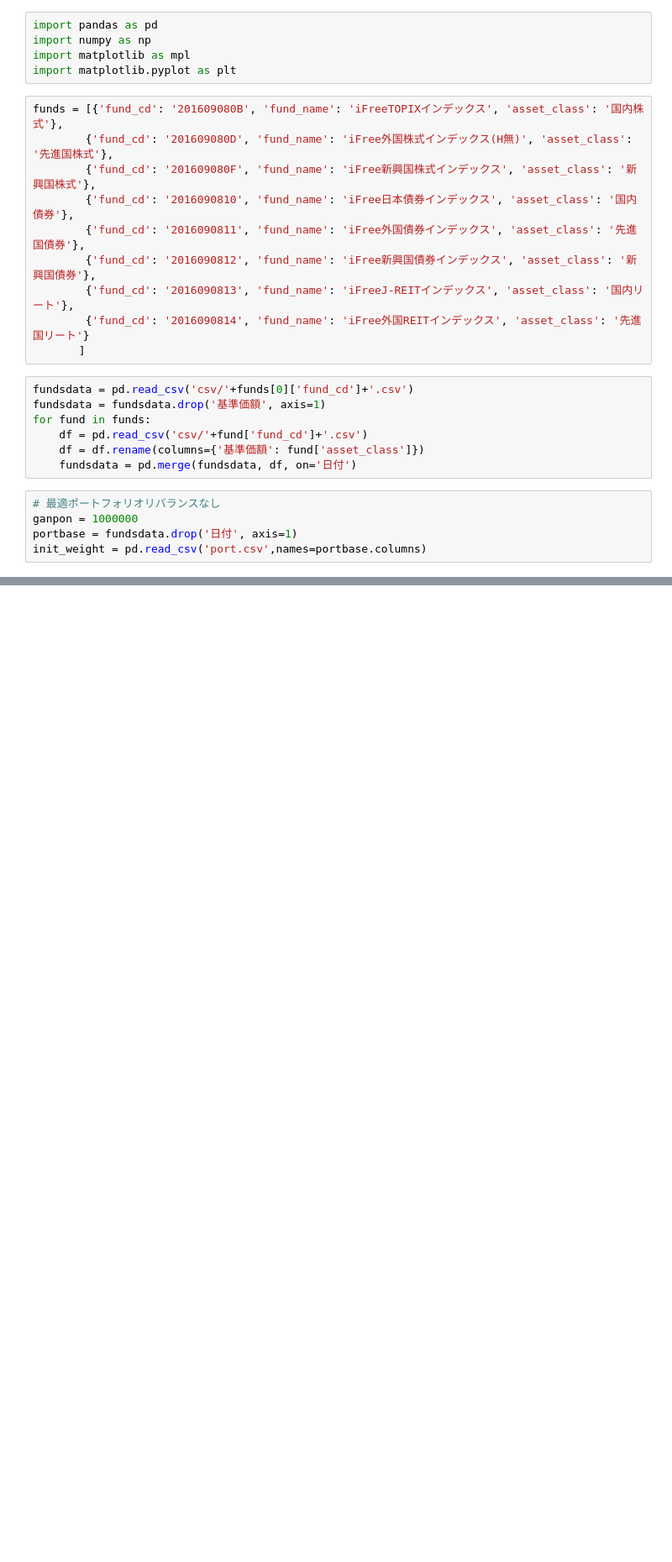
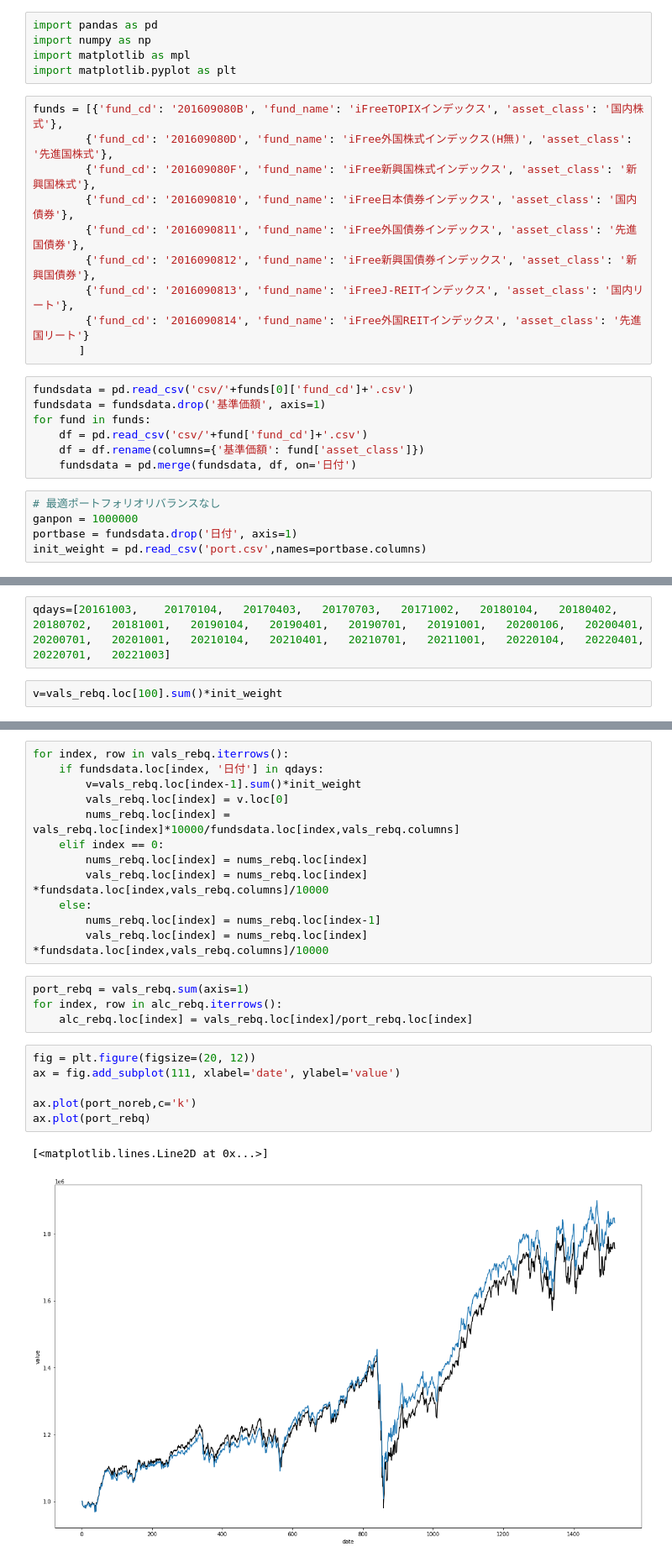
Before and after one commit to 892nske/vaeport, a Jupyter notebook: vae2.ipynb, the cells around one changed output, grey strips where cells are left out. Shown: that part at 84% size. Drawn from its saved outputs; the diff is of its cells as text; blank space fills up the shorter version.

```diff
--- a/vae2.ipynb
+++ b/vae2.ipynb
@@ -27,0 +48,4 @@ init_weight = pd.read_csv('port.csv',names=portbase.columns)
+# %%
+qdays=[20161003,	20170104,	20170403,	20170703,	20171002,	20180104,	20180402,	20180702,	20181001,	20190104,	20190401,	20190701,	20191001,	20200106,	20200401,	20200701,	20201001,	20210104,	20210401,	20210701,	20211001,	20220104,	20220401,	20220701,	20221003]
+# %%
+v=vals_rebq.loc[100].sum()*init_weight
@@ -27,0 +64,25 @@ init_weight = pd.read_csv('port.csv',names=portbase.columns)
+# %%
+for index, row in vals_rebq.iterrows():
+    if fundsdata.loc[index, '日付'] in qdays:
+        v=vals_rebq.loc[index-1].sum()*init_weight
+        vals_rebq.loc[index] = v.loc[0]
+        nums_rebq.loc[index] = vals_rebq.loc[index]*10000/fundsdata.loc[index,vals_rebq.columns]
+    elif index == 0:
+        nums_rebq.loc[index] = nums_rebq.loc[index]
+        vals_rebq.loc[index] = nums_rebq.loc[index] *fundsdata.loc[index,vals_rebq.columns]/10000
+    else:
+        nums_rebq.loc[index] = nums_rebq.loc[index-1]
+        vals_rebq.loc[index] = nums_rebq.loc[index] *fundsdata.loc[index,vals_rebq.columns]/10000
+# %%
+port_rebq = vals_rebq.sum(axis=1)
+for index, row in alc_rebq.iterrows():
+    alc_rebq.loc[index] = vals_rebq.loc[index]/port_rebq.loc[index]
+# %%
+fig = plt.figure(figsize=(20, 12))
+ax = fig.add_subplot(111, xlabel='date', ylabel='value')
+
+ax.plot(port_noreb,c='k')
+ax.plot(port_rebq)
+# %% [output]
+[<matplotlib.lines.Line2D at 0x...>]
+[figure, added]
```
Also changed, not shown: parts of 4 cells of this notebook.
